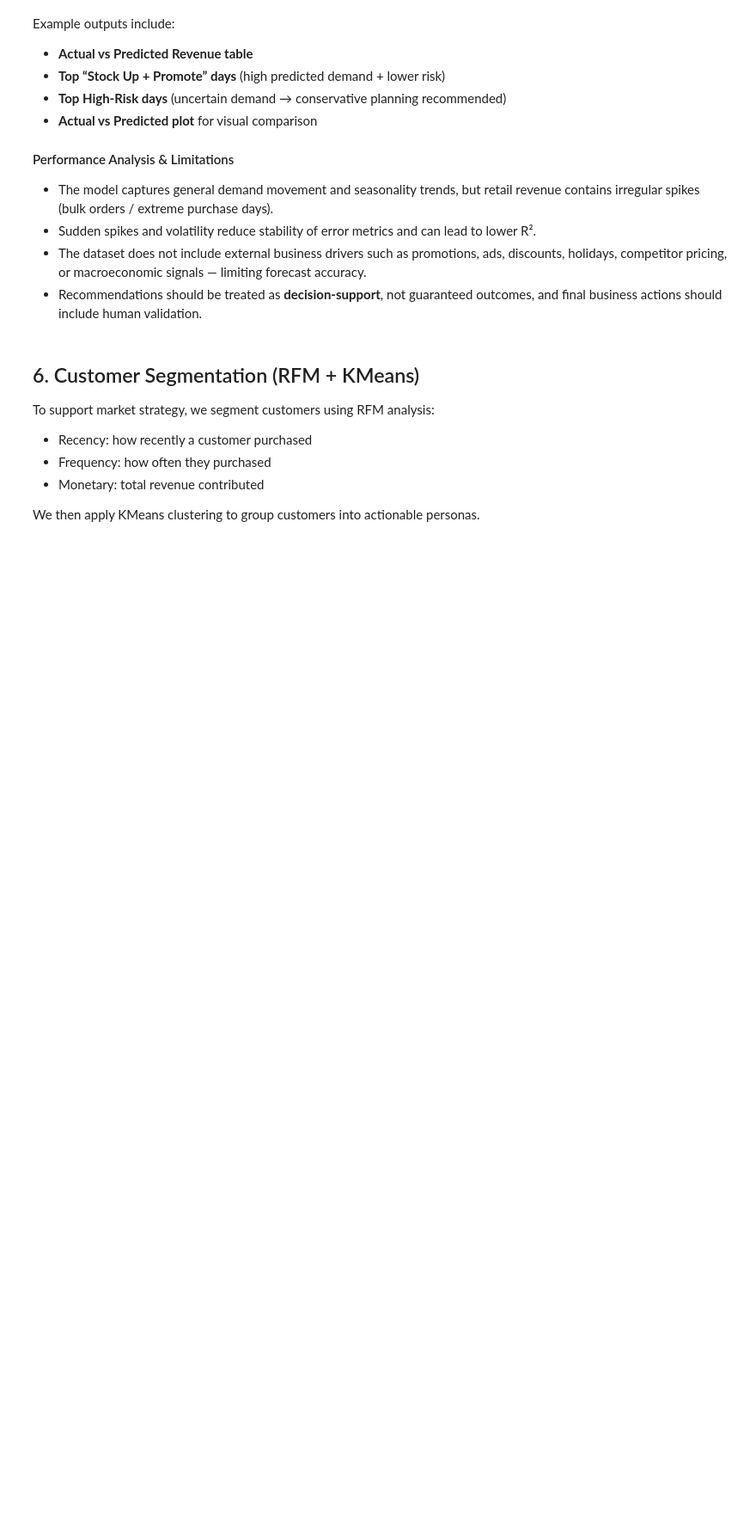
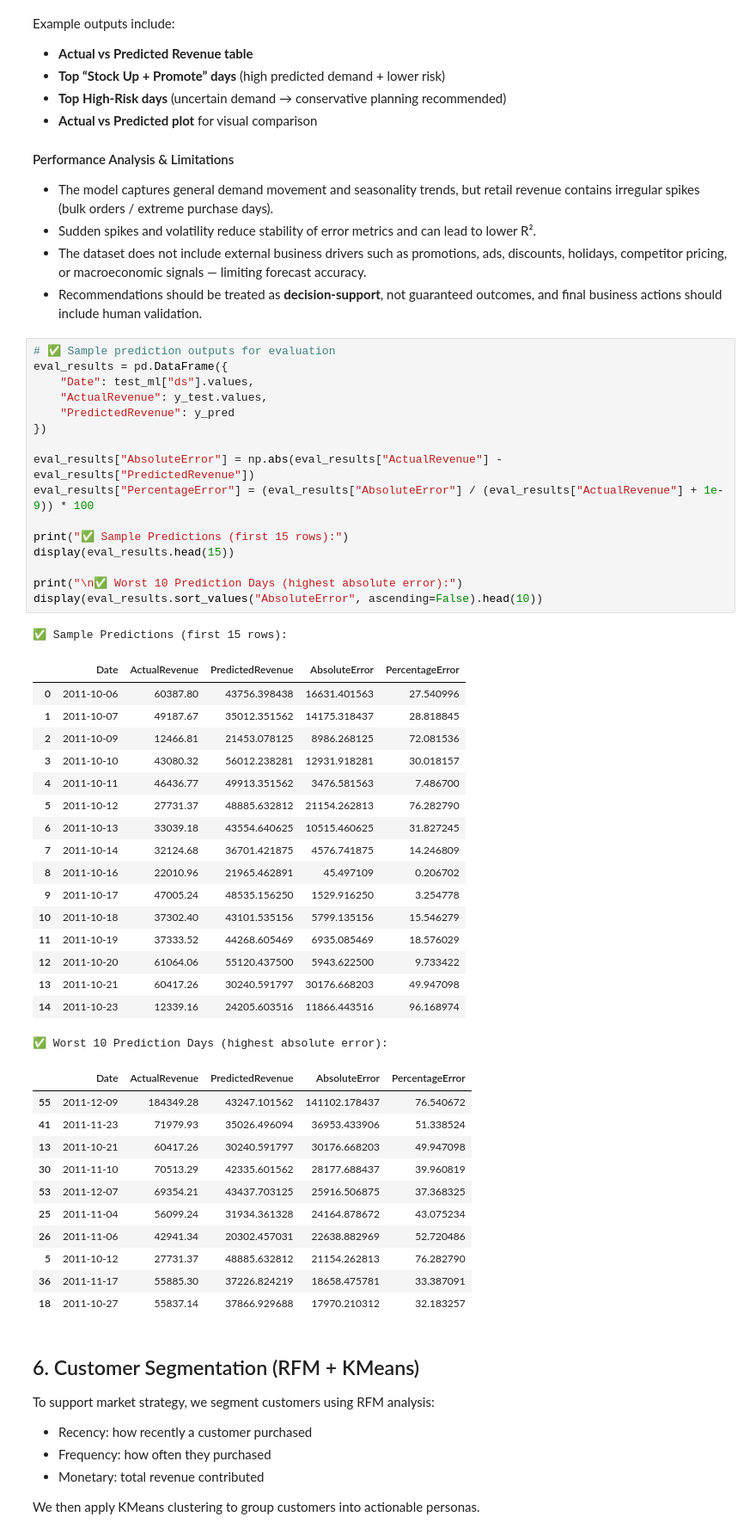
Before and after one commit to SaiBharadwaja-18/AI-MarketCopilot-AI-Market-Trend-Analysis, a Jupyter notebook: MarketCopilot_AI_Capstone.ipynb, the cells around one changed output. Shown at 86% size. Drawn from its saved outputs; the diff is of its cells as text; blank space fills up the shorter version.

```diff
--- a/MarketCopilot_AI_Capstone.ipynb
+++ b/MarketCopilot_AI_Capstone.ipynb
@@ -826,6 +826,52 @@ The model produces predicted daily revenue values and the decision-support layer
 - Sudden spikes and volatility reduce stability of error metrics and can lead to lower R².
 - The dataset does not include external business drivers such as promotions, ads, discounts, holidays, competitor pricing, or macroeconomic signals — limiting forecast accuracy.
 - Recommendations should be treated as **decision-support**, not guaranteed outcomes, and final business actions should include human validation.
+# %%
+# ✅ Sample prediction outputs for evaluation
+eval_results = pd.DataFrame({
+    "Date": test_ml["ds"].values,
+    "ActualRevenue": y_test.values,
+    "PredictedRevenue": y_pred
+})
+
+eval_results["AbsoluteError"] = np.abs(eval_results["ActualRevenue"] - eval_results["PredictedRevenue"])
+eval_results["PercentageError"] = (eval_results["AbsoluteError"] / (eval_results["ActualRevenue"] + 1e-9)) * 100
+
+print("✅ Sample Predictions (first 15 rows):")
+display(eval_results.head(15))
+
+print("\n✅ Worst 10 Prediction Days (highest absolute error):")
+display(eval_results.sort_values("AbsoluteError", ascending=False).head(10))
+# %% [output]
+✅ Sample Predictions (first 15 rows):
+|  | Date | ActualRevenue | PredictedRevenue | AbsoluteError | PercentageError |
+| 0 | 2011-10-06 | 60387.80 | 43756.398438 | 16631.401563 | 27.540996 |
+| 1 | 2011-10-07 | 49187.67 | 35012.351562 | 14175.318437 | 28.818845 |
+| 2 | 2011-10-09 | 12466.81 | 21453.078125 | 8986.268125 | 72.081536 |
+| 3 | 2011-10-10 | 43080.32 | 56012.238281 | 12931.918281 | 30.018157 |
+| 4 | 2011-10-11 | 46436.77 | 49913.351562 | 3476.581563 | 7.486700 |
+| 5 | 2011-10-12 | 27731.37 | 48885.632812 | 21154.262813 | 76.282790 |
+| 6 | 2011-10-13 | 33039.18 | 43554.640625 | 10515.460625 | 31.827245 |
+| 7 | 2011-10-14 | 32124.68 | 36701.421875 | 4576.741875 | 14.246809 |
+| 8 | 2011-10-16 | 22010.96 | 21965.462891 | 45.497109 | 0.206702 |
+| 9 | 2011-10-17 | 47005.24 | 48535.156250 | 1529.916250 | 3.254778 |
+| 10 | 2011-10-18 | 37302.40 | 43101.535156 | 5799.135156 | 15.546279 |
+| 11 | 2011-10-19 | 37333.52 | 44268.605469 | 6935.085469 | 18.576029 |
+| 12 | 2011-10-20 | 61064.06 | 55120.437500 | 5943.622500 | 9.733422 |
+| 13 | 2011-10-21 | 60417.26 | 30240.591797 | 30176.668203 | 49.947098 |
+| 14 | 2011-10-23 | 12339.16 | 24205.603516 | 11866.443516 | 96.168974 |
+✅ Worst 10 Prediction Days (highest absolute error):
+|  | Date | ActualRevenue | PredictedRevenue | AbsoluteError | PercentageError |
+| 55 | 2011-12-09 | 184349.28 | 43247.101562 | 141102.178437 | 76.540672 |
+| 41 | 2011-11-23 | 71979.93 | 35026.496094 | 36953.433906 | 51.338524 |
+| 13 | 2011-10-21 | 60417.26 | 30240.591797 | 30176.668203 | 49.947098 |
+| 30 | 2011-11-10 | 70513.29 | 42335.601562 | 28177.688437 | 39.960819 |
+| 53 | 2011-12-07 | 69354.21 | 43437.703125 | 25916.506875 | 37.368325 |
+| 25 | 2011-11-04 | 56099.24 | 31934.361328 | 24164.878672 | 43.075234 |
+| 26 | 2011-11-06 | 42941.34 | 20302.457031 | 22638.882969 | 52.720486 |
+| 5 | 2011-10-12 | 27731.37 | 48885.632812 | 21154.262813 | 76.282790 |
+| 36 | 2011-11-17 | 55885.30 | 37226.824219 | 18658.475781 | 33.387091 |
+| 18 | 2011-10-27 | 55837.14 | 37866.929688 | 17970.210312 | 32.183257 |
 # %% [markdown]
 ## 6. Customer Segmentation (RFM + KMeans)
 
```
